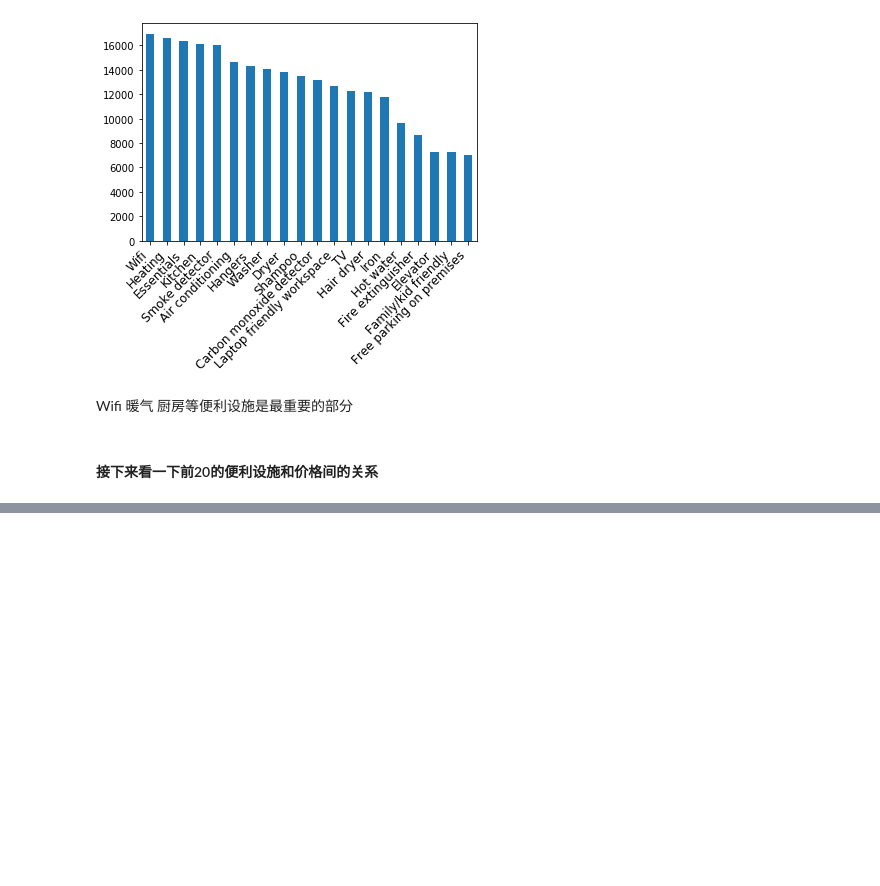
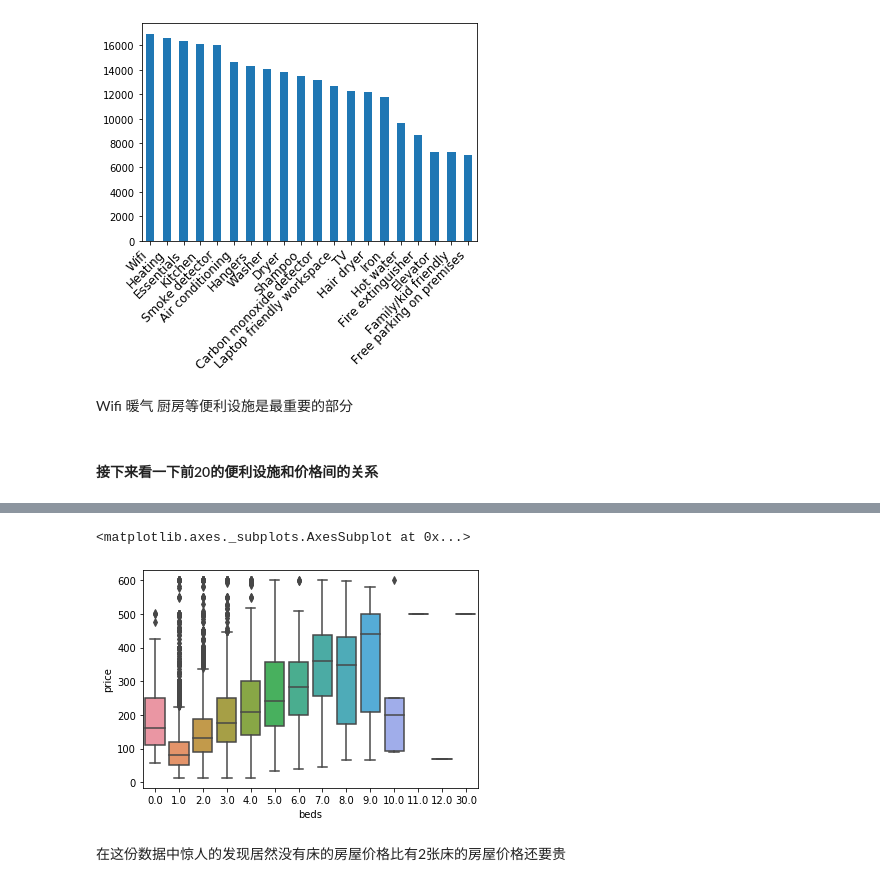
Before and after one commit to articuly/data_analysis_projects, a Jupyter notebook: 分析项目-多伦多短租房.ipynb, the cells around one changed output, grey strips where cells are left out. Cells and saved outputs as stored; diff of their text form; code cells hidden in the pictures; blank space fills up the shorter version.

```diff
--- a/分析项目-多伦多短租房.ipynb
+++ b/分析项目-多伦多短租房.ipynb
@@ -412,0 +503,7 @@ Wifi 暖气 厨房等便利设施是最重要的部分
+# %%
+sns.boxplot(y='price', x='beds', data=listings[(listings.price<=600)&(listings.price>0)])
+# %% [output]
+<matplotlib.axes._subplots.AxesSubplot at 0x...>
+[figure, added]
+# %% [markdown]
+在这份数据中惊人的发现居然没有床的房屋价格比有2张床的房屋价格还要贵
```
Also changed, not shown: parts of 47 cells of this notebook.
